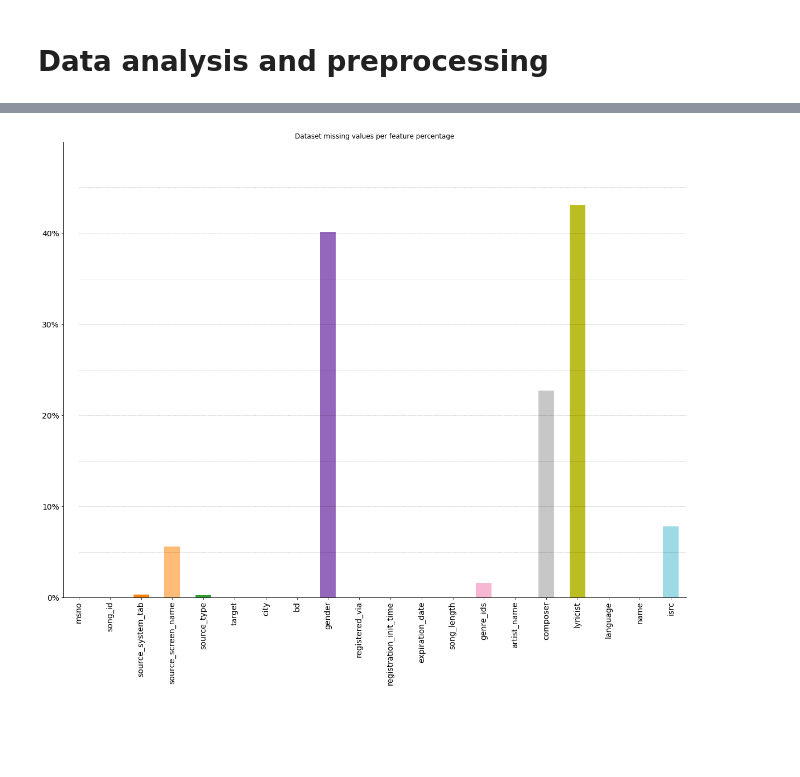
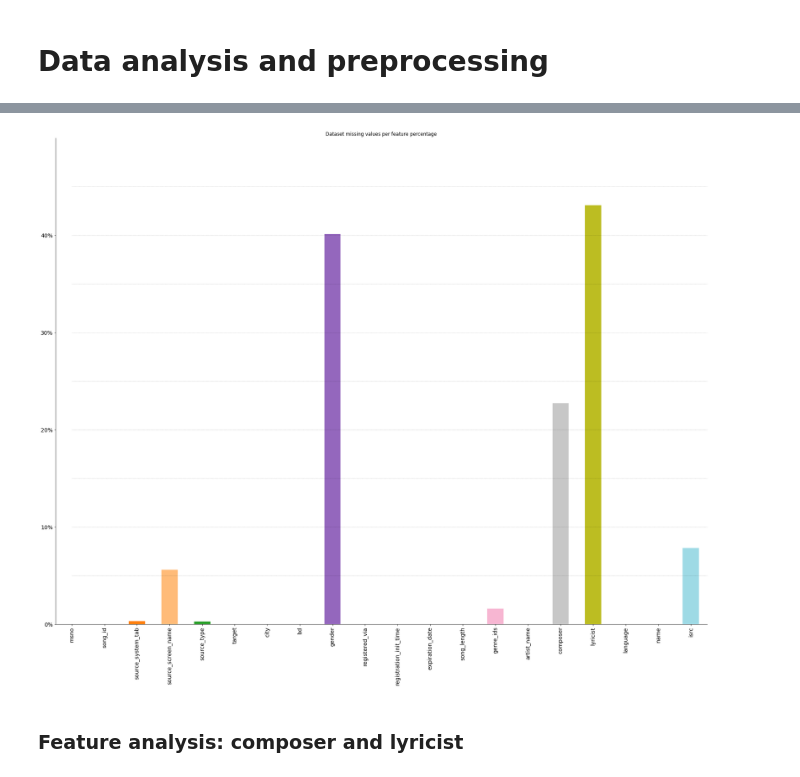
Before and after one commit to RaquelNeedsCoffee/PracticaAPA, a Jupyter notebook: Practica/Code/data_preprocessing.ipynb, the cells around one changed output, grey strips where cells are left out. Cells and saved outputs as stored; diff of their text form; code cells hidden in the pictures; blank space fills up the shorter version.

```diff
--- a/Practica/Code/data_preprocessing.ipynb
+++ b/Practica/Code/data_preprocessing.ipynb
@@ -13,9 +11,0 @@ data_path = '../Data/'
-# %%
-def extract_info(df):
-    nrows = len(df)
-    nullsum = df.isnull().sum().rename('null_count')
-    nullper100 = nullsum.apply(lambda x: (100*x)/nrows)
-    nullper100 = nullper100.rename('null_percentage')
-    df_types = df.dtypes.rename('dtypes')
-    info_series = pd.concat([nullsum, nullper100, df_types], axis=1)
-    return info_series
@@ -124,18 +14,20 @@ Memory consumed by dataframe : 52.550682067871094 MB
 # %%
-# merge
-# important: gc calls help performance (a lot) and can avoid a lot of problems.
+# load and merge data
+# important: del and gc calls for performance and memory issues.
+df_train = pd.read_csv(data_path + 'train.csv', dtype={'target': np.uint8})
+df_members = pd.read_csv(data_path + 'members.csv')
 df_merged = df_train.merge(df_members, on='msno', how='left')
 del df_train, df_members
 gc.collect()
+df_songs = pd.read_csv(data_path + 'songs.csv')
 df_merged = df_merged.merge(df_songs, on='song_id', how='left')
 del df_songs
 gc.collect()
+df_song_extra = pd.read_csv(data_path + 'song_extra_info.csv', nrows=None)
 df_merged = df_merged.merge(df_song_extra, on='song_id', how='left')
 del df_song_extra
 gc.collect()
 print('nrows: {}\n'.format(len(df_merged)))
-print('Memory consumed by dataframe : {} MB\n'.format(df_merged.memory_usage(index=True).sum() / 1024 ** 2))
-merged_info = extract_info(df_merged)
-merged_info
+df_merged.head()
 # %% [output]
 nrows: 7377418
@@ -178,4 +61,6 @@ df_merged.head()
 # %%
-plot_lost_values_percent(merged_info['null_percentage'])
+dpp.plot_lost_values_percent(merged_info['null_percentage'])
 # %% [output]
-[figure, old version]
+[figure, new version]
+# %% [markdown]
+### Feature analysis: composer and lyricist
```
Also changed, not shown: parts of 15 cells of this notebook, 1 other file.
